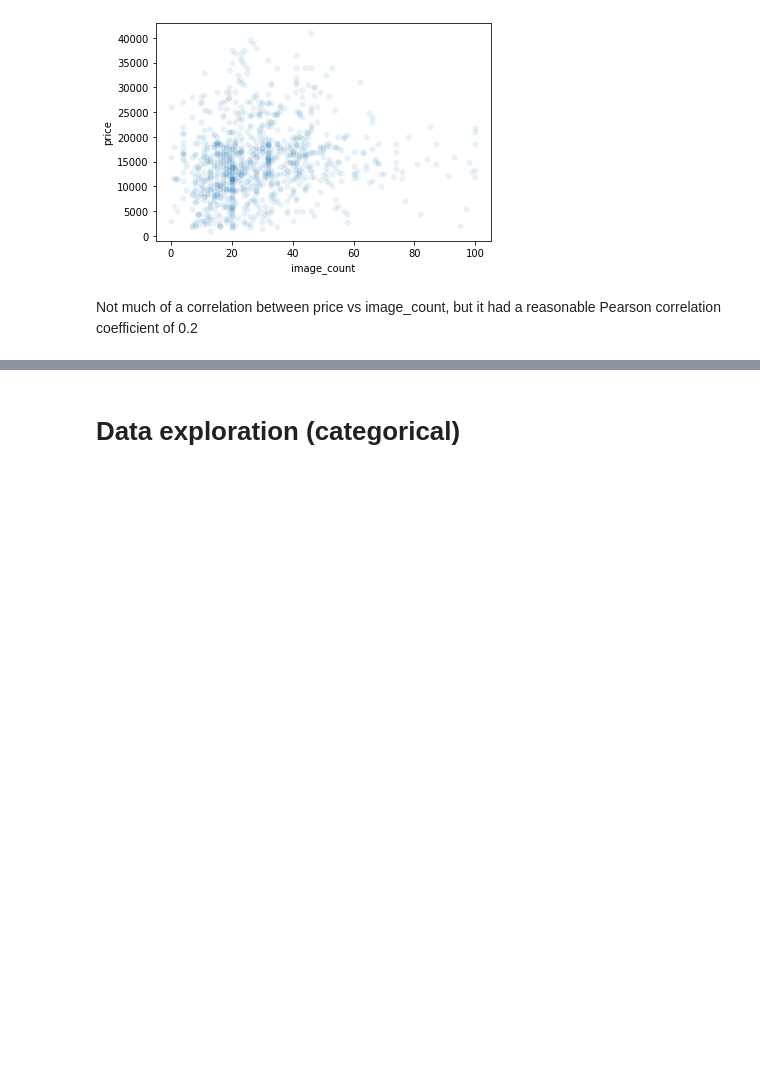
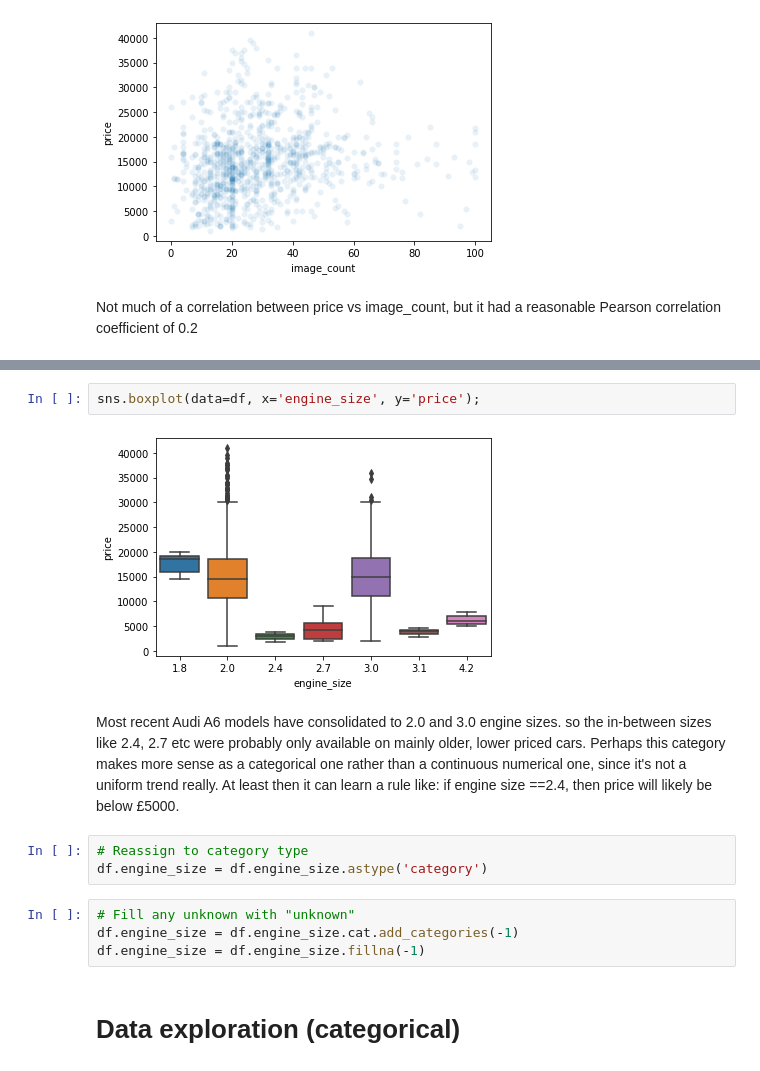
Before and after one commit to adin786/autotrader-analysis, a Jupyter notebook: autotrader_analysis.ipynb, the cells around one changed output, grey strips where cells are left out. Drawn from its saved outputs; the diff is of its cells as text; blank space fills up the shorter version.

```diff
--- a/autotrader_analysis.ipynb
+++ b/autotrader_analysis.ipynb
@@ -381,3 +400,16 @@ Not much of a correlation between price vs image_count, but it had a reasonable
+# %%
+sns.boxplot(data=df, x='engine_size', y='price');
+# %% [output]
+[figure, added]
+# %% [markdown]
+Most recent Audi A6 models have consolidated to 2.0 and 3.0 engine sizes.  so the in-between sizes like 2.4, 2.7 etc were probably only available on mainly older, lower priced cars.  Perhaps this category makes more sense as a categorical one rather than a continuous numerical one, since it's not a uniform trend really.  At least then it can learn a rule like: if engine size ==2.4, then  price will likely be below £5000.
+# %%
+# Reassign to category type
+df.engine_size = df.engine_size.astype('category')
+# %%
+# Fill any unknown with "unknown"
+df.engine_size = df.engine_size.cat.add_categories(-1)
+df.engine_size = df.engine_size.fillna(-1)
 # %% [markdown]
 <a name="data-exploration-categorical"></a>
 # Data exploration (categorical)
```
Also changed, not shown: parts of 49 cells of this notebook.
